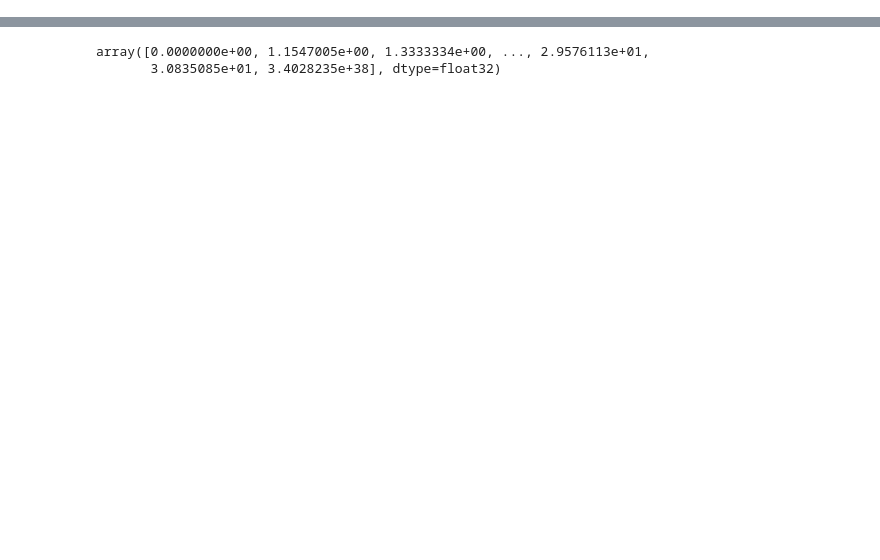
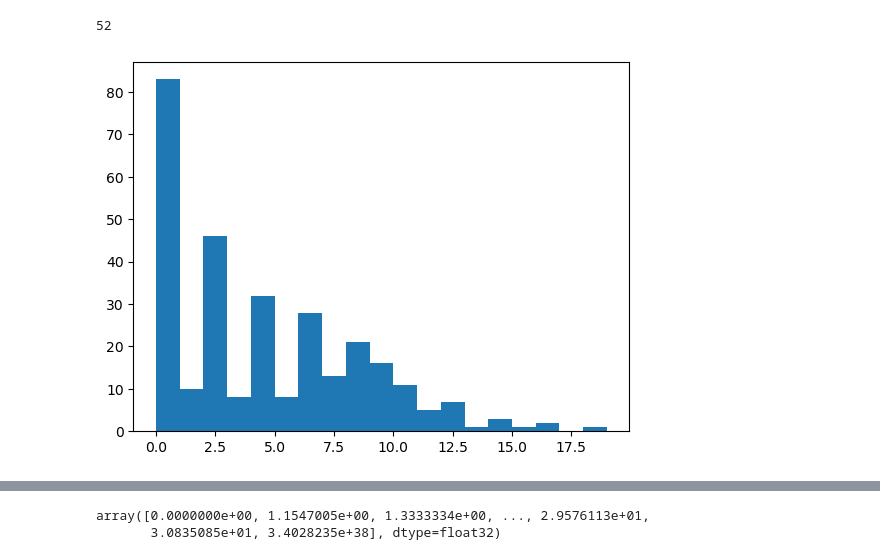
Before and after one commit to neurospin/champollion_V1, a Jupyter notebook: contrastive/notebooks/julien/test_trimdepth.ipynb, the cells around one changed output, grey strips where cells are left out. Cells and saved outputs as stored; diff of their text form; code cells hidden in the pictures; blank space fills up the shorter version.

```diff
--- a/contrastive/notebooks/julien/test_trimdepth.ipynb
+++ b/contrastive/notebooks/julien/test_trimdepth.ipynb
@@ -17,3 +18,13 @@ dist = fm.doit(vol, 100, 30, -1)
 # %%
 arr1 = vol.np
 arr2 = dist.np
+# %%
+np.unique(arr2)
+len(np.unique(arr2))
+# %% [output]
+52
+# %%
+plt.hist(arr2.flatten(),range=(0,20),bins=np.arange(0,20,1))
+plt.show()
+# %% [output]
+[figure, added]
```
Also changed, not shown: parts of 13 cells of this notebook, 5 other files.
